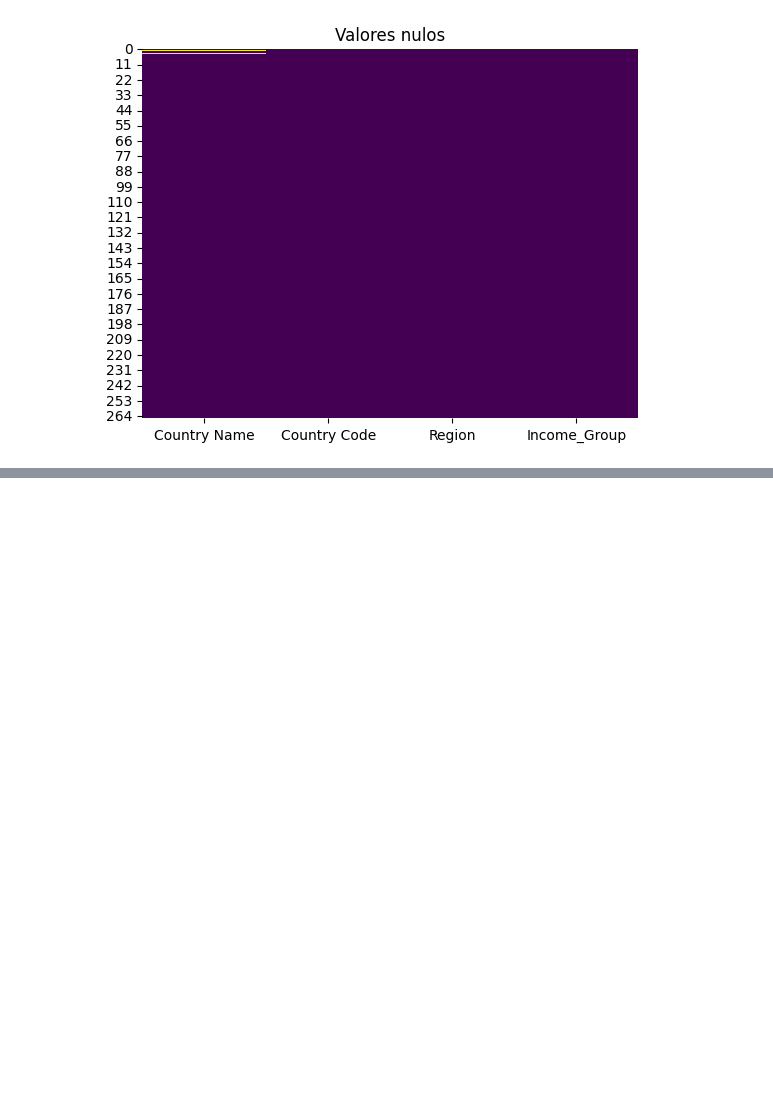
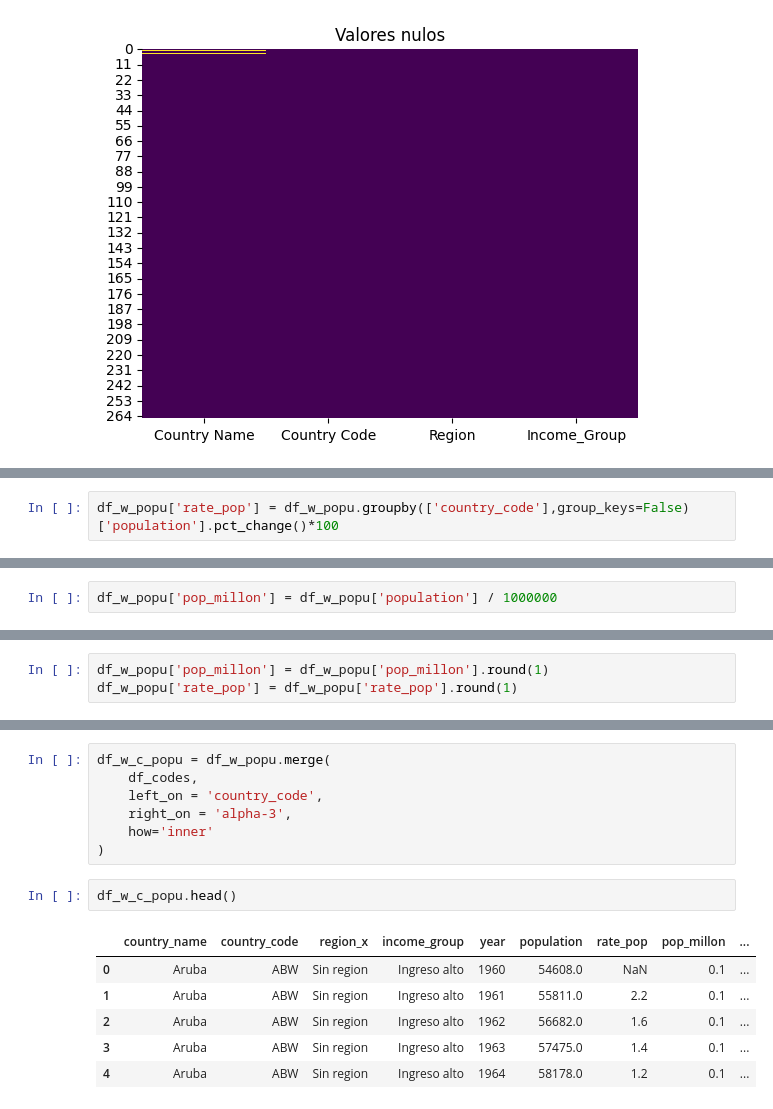
Before and after one commit to candesjara/bi_etl_2025_2, a Jupyter notebook: scr/transformacion.ipynb, the cells around one changed output, grey strips where cells are left out. Cells and saved outputs as stored; diff of their text form; blank space fills up the shorter version.

```diff
--- a/scr/transformacion.ipynb
+++ b/scr/transformacion.ipynb
@@ -425,0 +550,2 @@ plt.show()
+# %%
+df_w_popu['rate_pop'] = df_w_popu.groupby(['country_code'],group_keys=False)['population'].pct_change()*100
@@ -425,0 +563,2 @@ plt.show()
+# %%
+df_w_popu['pop_millon'] = df_w_popu['population'] / 1000000
@@ -425,0 +574,3 @@ plt.show()
+# %%
+df_w_popu['pop_millon'] = df_w_popu['pop_millon'].round(1)
+df_w_popu['rate_pop'] = df_w_popu['rate_pop'].round(1)
@@ -425,0 +595,16 @@ plt.show()
+# %%
+df_w_c_popu = df_w_popu.merge(
+    df_codes,
+    left_on = 'country_code',
+    right_on = 'alpha-3',
+    how='inner'
+)
+# %%
+df_w_c_popu.head()
+# %% [output]
+|  | country_name | country_code | region_x | income_group | year | population | rate_pop | pop_millon | ... |
+| 0 | Aruba | ABW | Sin region | Ingreso alto | 1960 | 54608.0 | NaN | 0.1 | ... |
+| 1 | Aruba | ABW | Sin region | Ingreso alto | 1961 | 55811.0 | 2.2 | 0.1 | ... |
+| 2 | Aruba | ABW | Sin region | Ingreso alto | 1962 | 56682.0 | 1.6 | 0.1 | ... |
+| 3 | Aruba | ABW | Sin region | Ingreso alto | 1963 | 57475.0 | 1.4 | 0.1 | ... |
+| 4 | Aruba | ABW | Sin region | Ingreso alto | 1964 | 58178.0 | 1.2 | 0.1 | ... |
```
Also changed, not shown: parts of 45 cells of this notebook, 6 other files.
